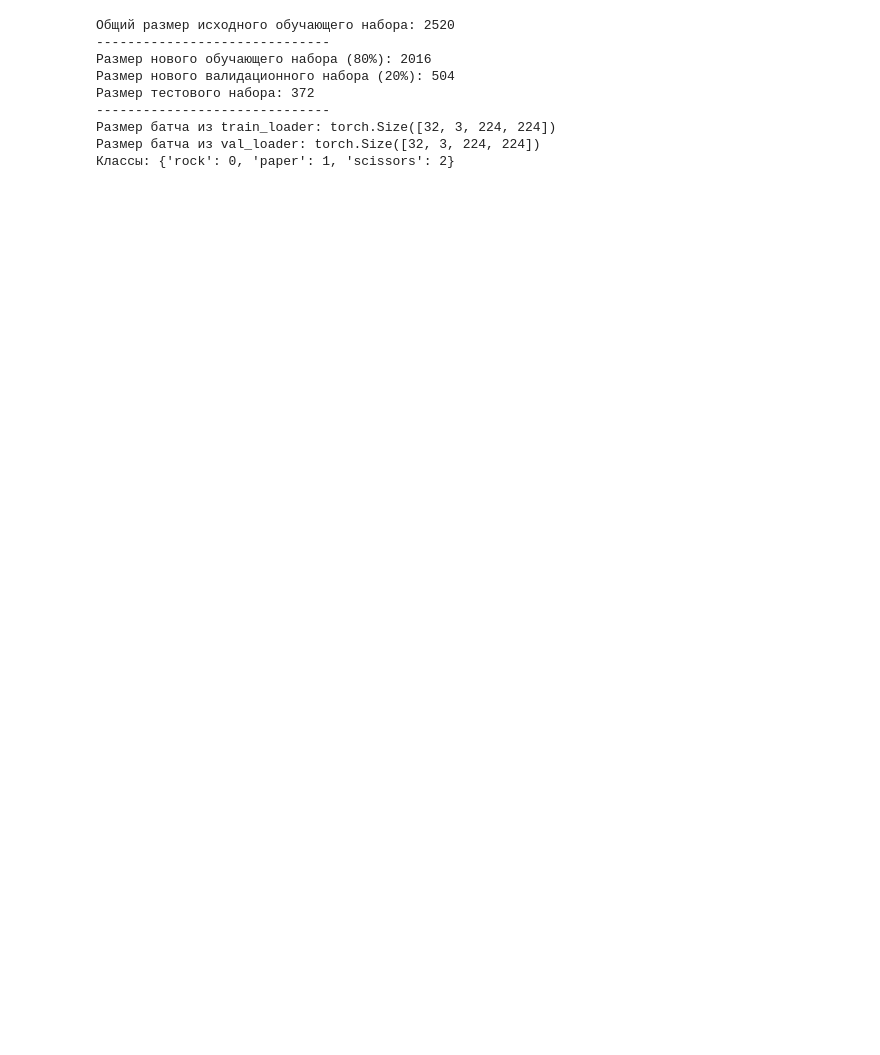
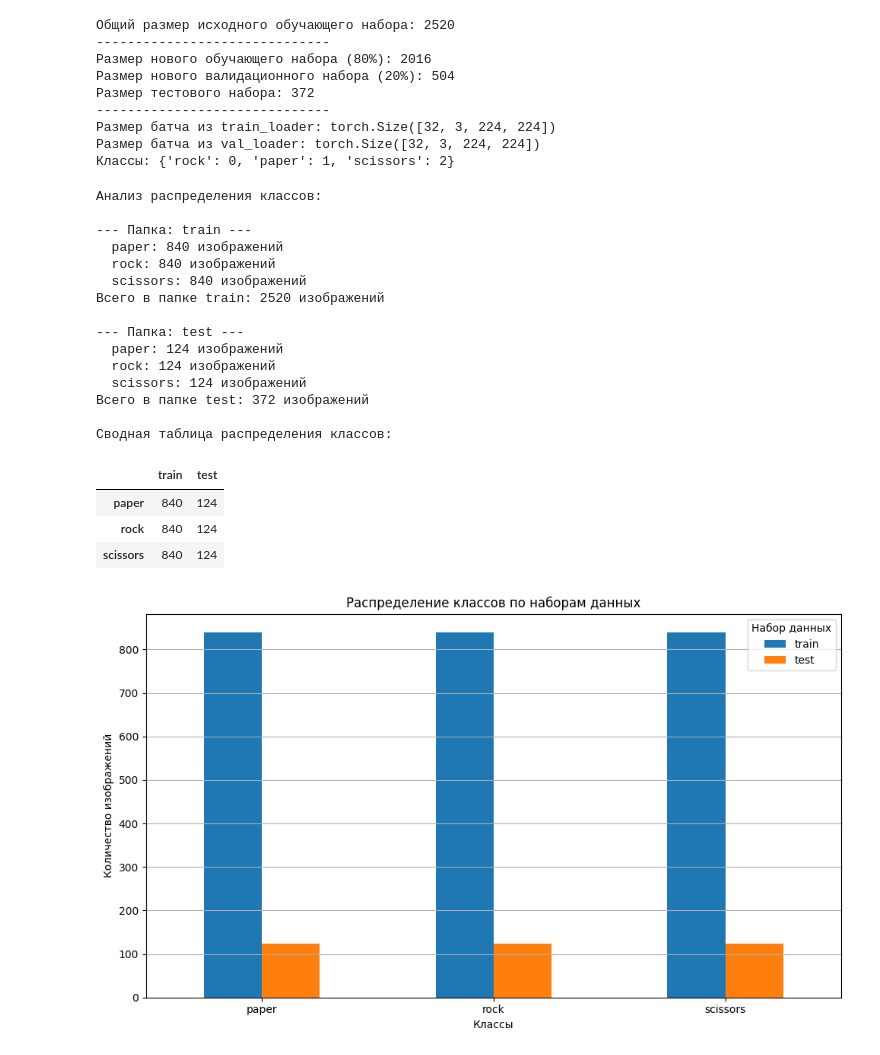
Before and after one commit to BardRimon/Study, a Jupyter notebook: CV/HW2_ImageClassification.ipynb, the cells around one changed output. Cells and saved outputs as stored; diff of their text form; code cells hidden in the pictures; blank space fills up the shorter version.

Commit message:
добавил вывод сэмпла изображения посмотрел распределение изображения сделал 2 обучения на 5 и 10 эпохах вывел статистику и пример анализа

```diff
--- a/CV/HW2_ImageClassification.ipynb
+++ b/CV/HW2_ImageClassification.ipynb
@@ -380,3 +373,71 @@ print(f"Классы: {full_train_dataset.class_to_idx}")
 Размер батча из train_loader: torch.Size([32, 3, 224, 224])
 Размер батча из val_loader: torch.Size([32, 3, 224, 224])
 Классы: {'rock': 0, 'paper': 1, 'scissors': 2}
+# %%
+import os
+import matplotlib.pyplot as plt
+import pandas as pd
+
+BASE_PATH = '/kaggle/input/rock-paper-scissors-dataset/Rock-Paper-Scissors'
+
+
+dirs_to_analyze = ['train', 'test']
+
+data = {}
+
+print("Анализ распределения классов:")
+for dir_name in dirs_to_analyze:
+    dir_path = os.path.join(BASE_PATH, dir_name)
+    if os.path.isdir(dir_path):
+        print(f"\n--- Папка: {dir_name} ---")
+        class_counts = {}
+        total_in_dir = 0
+        for class_name in sorted(os.listdir(dir_path)):
+            class_dir = os.path.join(dir_path, class_name)
+            if os.path.isdir(class_dir):
+                num_images = len([f for f in os.listdir(class_dir) if f.endswith(('.png', '.jpg', '.jpeg'))])
+                class_counts[class_name] = num_images
+                total_in_dir += num_images
+                print(f"  {class_name}: {num_images} изображений")
+        print(f"Всего в папке {dir_name}: {total_in_dir} изображений")
+        data[dir_name] = class_counts
+    else:
+        print(f"\n--- Папка: {dir_name} не найдена ---")
+
+# Создание DataFrame для удобного отображения и построения графиков
+df = pd.DataFrame(data)
+print("\nСводная таблица распределения классов:")
+display(df)
+
+# Визуализация распределения классов (гистограмма)
+if not df.empty:
+    df.plot(kind='bar', figsize=(10, 6))
+    plt.title('Распределение классов по наборам данных')
+    plt.xlabel('Классы')
+    plt.ylabel('Количество изображений')
+    plt.xticks(rotation=0)
+    plt.legend(title='Набор данных')
+    plt.grid(axis='y')
+    plt.tight_layout()
+    plt.show()
+# %% [output]
+Анализ распределения классов:
+
+--- Папка: train ---
+  paper: 840 изображений
+  rock: 840 изображений
+  scissors: 840 изображений
+Всего в папке train: 2520 изображений
+
+--- Папка: test ---
+  paper: 124 изображений
+  rock: 124 изображений
+  scissors: 124 изображений
+Всего в папке test: 372 изображений
+
+Сводная таблица распределения классов:
+|  | train | test |
+| paper | 840 | 124 |
+| rock | 840 | 124 |
+| scissors | 840 | 124 |
+[figure, added]
```
Also changed, not shown: parts of 13 cells of this notebook.
